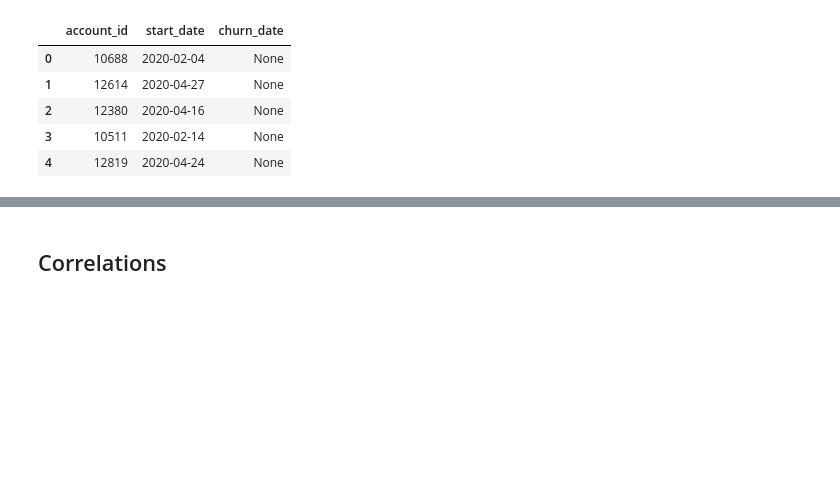
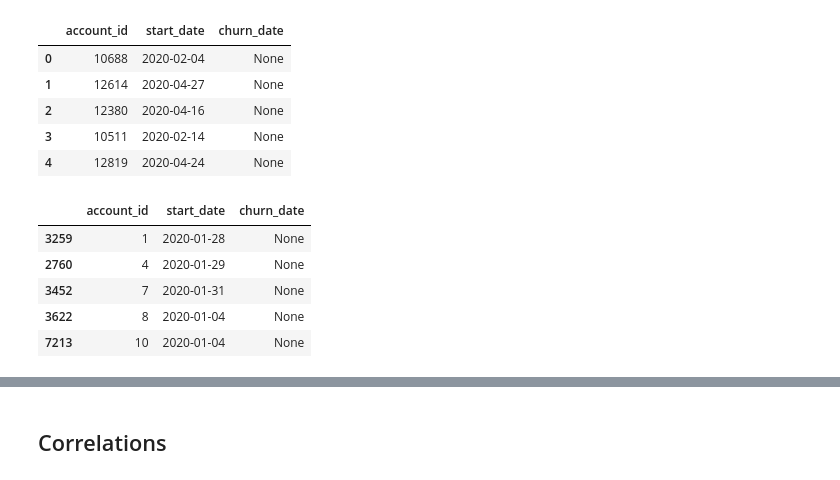
Before and after one commit to davilayang/fight-churn, a Jupyter notebook: notebooks/06-correlations.ipynb, the cells around one changed output, grey strips where cells are left out. Saved outputs shown, nothing was run; the diff lists cells and outputs as text; code cells hidden in the pictures; blank space fills up the shorter version.

```diff
--- a/notebooks/06-correlations.ipynb
+++ b/notebooks/06-correlations.ipynb
@@ -67,7 +97,5 @@ subs.head()
 # %%
 # listing_4_1_ongoing_active_periods.sql
-gap_interval = chap4["list1"]["params"]["%gap_interval"]
-to_yyyy_mm_dd = chap4["defaults"]["%to_yyyy-mm-dd"]
 
 query = f"""\
 WITH RECURSIVE active_period_params AS (
@@ -109,9 +137,8 @@ INNER JOIN active -- self, i.e. recursive join
        FROM active
    GROUP BY account_id, churn_date
 """
-# print(query)
-result = pd.read_sql_query(query, conn)
-result.head()
+res = pd.read_sql_query(query, conn)
+res.head()
 # %% [output]
 |  | account_id | start_date | churn_date |
 | 0 | 10688 | 2020-02-04 | None |
@@ -123,0 +149,10 @@ reu
+# %%
+res.sort_values("account_id").head()
+# no churn date is calculated
+# %% [output]
+|  | account_id | start_date | churn_date |
+| 3259 | 1 | 2020-01-28 | None |
+| 2760 | 4 | 2020-01-29 | None |
+| 3452 | 7 | 2020-01-31 | None |
+| 3622 | 8 | 2020-01-04 | None |
+| 7213 | 10 | 2020-01-04 | None |
```
Also changed, not shown: parts of 16 cells of this notebook, 5 other files.
